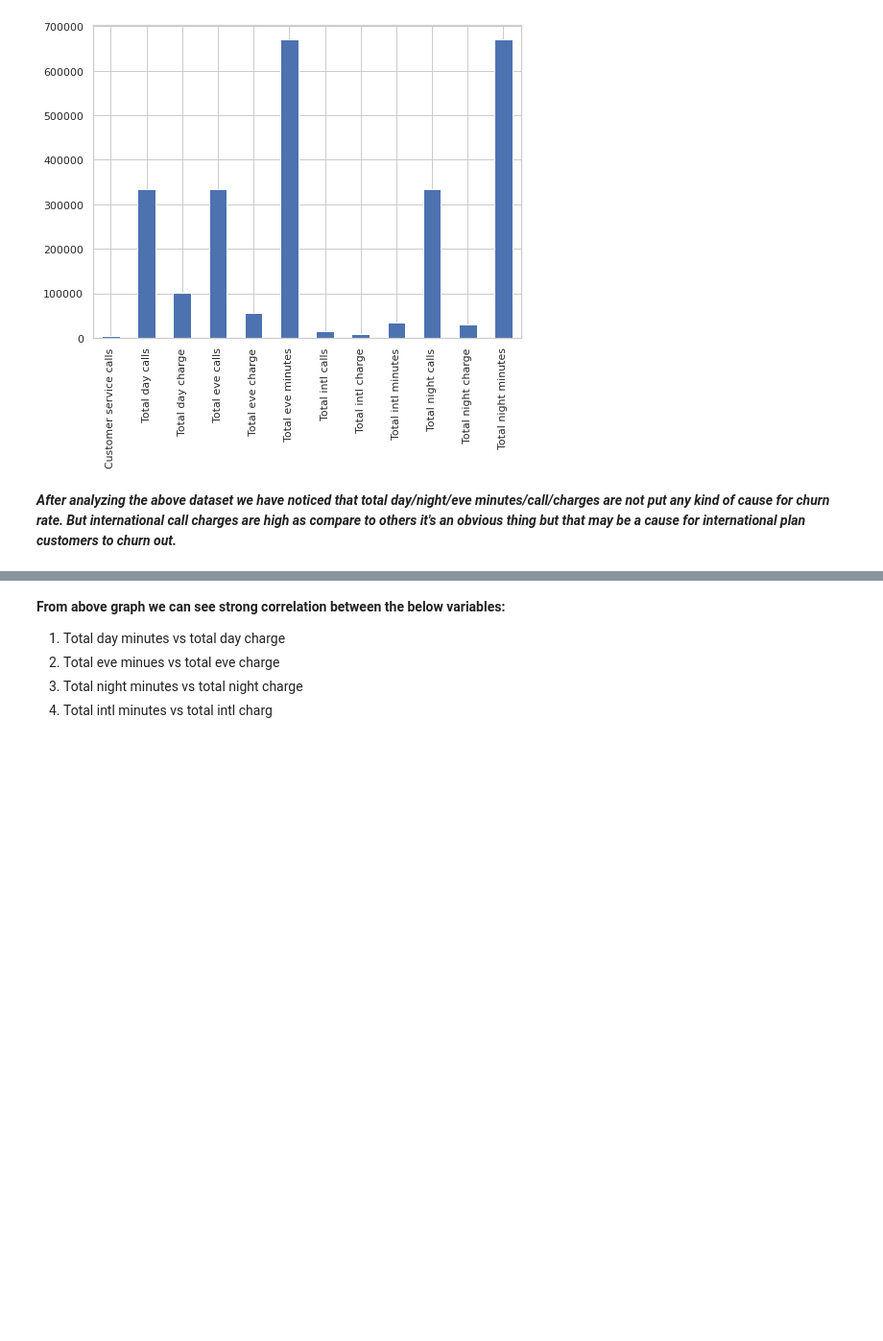
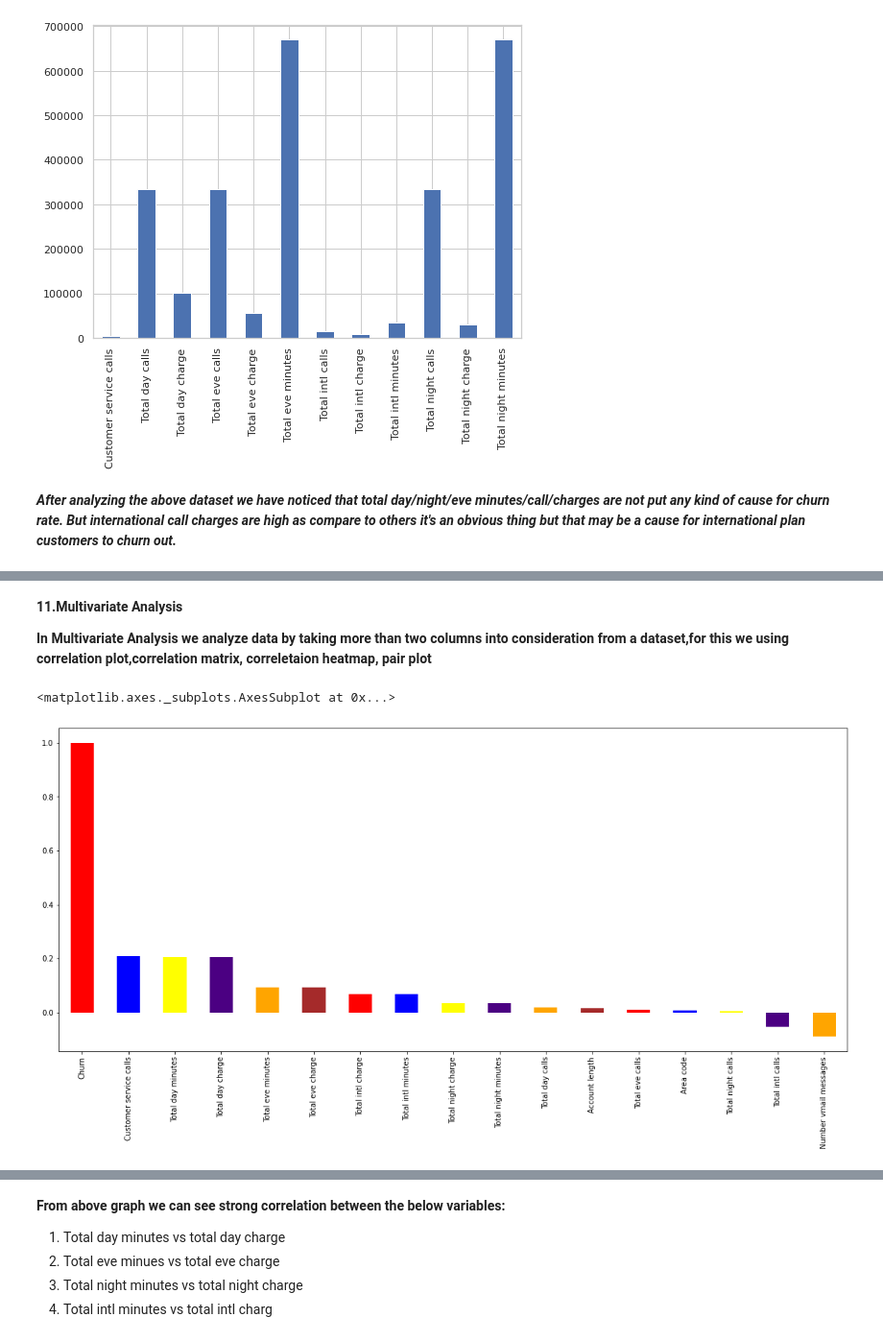
Before and after one commit to Aakash9393/Telecom-Churn-Analysis-, a Jupyter notebook: Telecom_Churn_Analysis_Capstone_Project.ipynb, the cells around one changed output, grey strips where cells are left out. Shown at 96% size. Saved outputs shown, nothing was run; the diff lists cells and outputs as text; code cells hidden in the pictures; blank space fills up the shorter version.

```diff
--- a/Telecom_Churn_Analysis_Capstone_Project.ipynb
+++ b/Telecom_Churn_Analysis_Capstone_Project.ipynb
@@ -423 +481,13 @@ visual_2 = call_analysis.plot.bar()
+# %% [markdown]
+
+**11.Multivariate Analysis**
+
+**In Multivariate Analysis we analyze data by taking more than two columns into consideration from a dataset,for this we using correlation plot,correlation matrix, correletaion heatmap, pair plot**
+# %%
+# visualization using correlation plot
+plt.figure(figsize=(19,8))
+telecom_df.corr()['Churn'].sort_values(ascending = False).plot(kind='bar',color = ['red','blue','yellow','indigo','orange','brown'])
+# %% [output]
+<matplotlib.axes._subplots.AxesSubplot at 0x...>
+[figure, added]
 # %%
```
Also changed, not shown: parts of 6 cells of this notebook.
